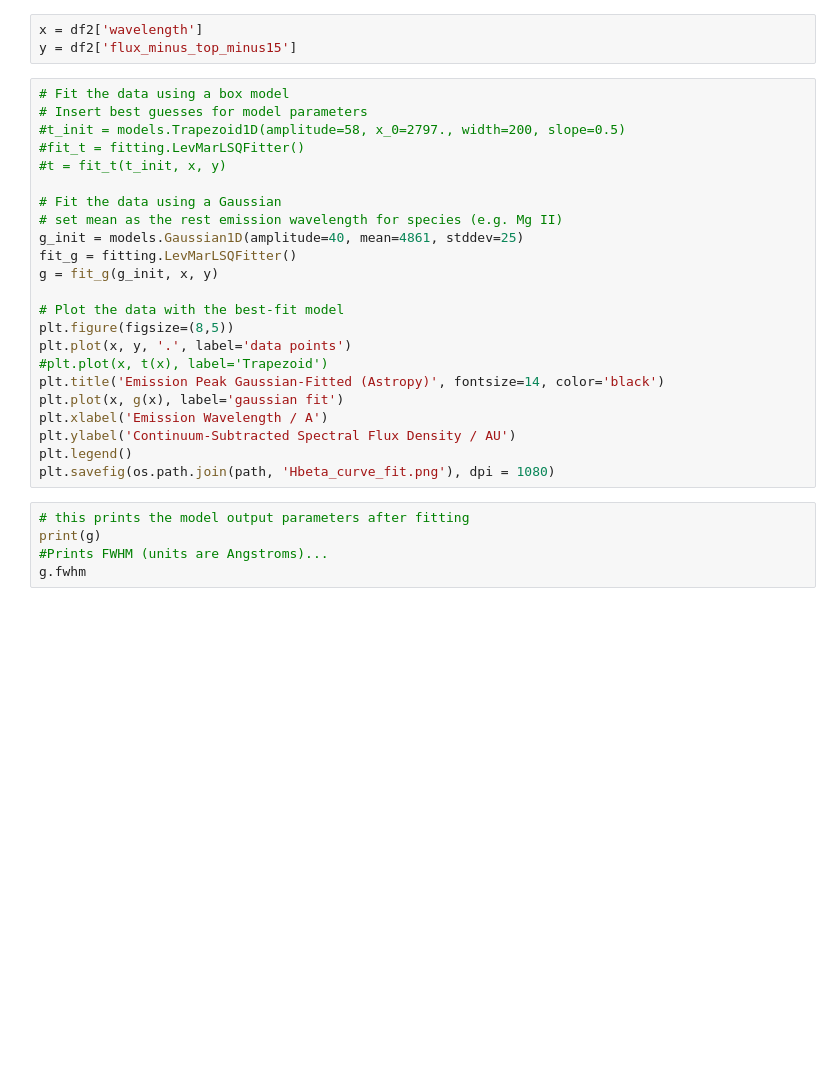
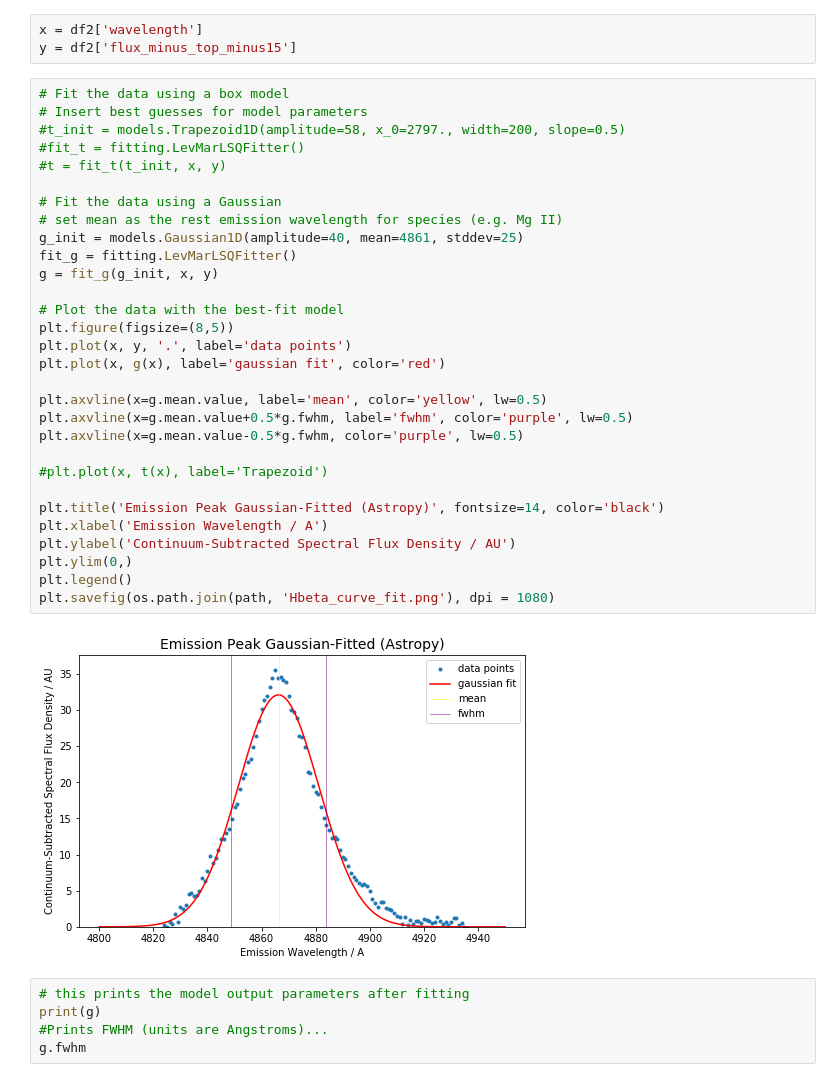
Before and after one commit to spyphyz/curve_fit, a Jupyter notebook: curve_fit_spectrograph.ipynb, the cells around one changed output. Drawn from its saved outputs; the diff is of its cells as text; blank space fills up the shorter version.

```diff
--- a/curve_fit_spectrograph.ipynb
+++ b/curve_fit_spectrograph.ipynb
@@ -116,26 +124,35 @@ y = df2['flux_minus_top_minus15']
 # %%
 # Fit the data using a box model
 # Insert best guesses for model parameters
 #t_init = models.Trapezoid1D(amplitude=58, x_0=2797., width=200, slope=0.5)
 #fit_t = fitting.LevMarLSQFitter()
 #t = fit_t(t_init, x, y)
 
 # Fit the data using a Gaussian
 # set mean as the rest emission wavelength for species (e.g. Mg II)
 g_init = models.Gaussian1D(amplitude=40, mean=4861, stddev=25)
 fit_g = fitting.LevMarLSQFitter()
 g = fit_g(g_init, x, y)
 
 # Plot the data with the best-fit model
 plt.figure(figsize=(8,5))
 plt.plot(x, y, '.', label='data points')
+plt.plot(x, g(x), label='gaussian fit', color='red')
+
+plt.axvline(x=g.mean.value, label='mean', color='yellow', lw=0.5)
+plt.axvline(x=g.mean.value+0.5*g.fwhm, label='fwhm', color='purple', lw=0.5)
+plt.axvline(x=g.mean.value-0.5*g.fwhm, color='purple', lw=0.5)
+
 #plt.plot(x, t(x), label='Trapezoid')
+
 plt.title('Emission Peak Gaussian-Fitted (Astropy)', fontsize=14, color='black')
-plt.plot(x, g(x), label='gaussian fit')
 plt.xlabel('Emission Wavelength / A')
 plt.ylabel('Continuum-Subtracted Spectral Flux Density / AU')
+plt.ylim(0,)
 plt.legend()
 plt.savefig(os.path.join(path, 'Hbeta_curve_fit.png'), dpi = 1080)
+# %% [output]
+[figure, added]
 # %%
 # this prints the model output parameters after fitting
 print(g)
```
Also changed, not shown: parts of 16 cells of this notebook.
